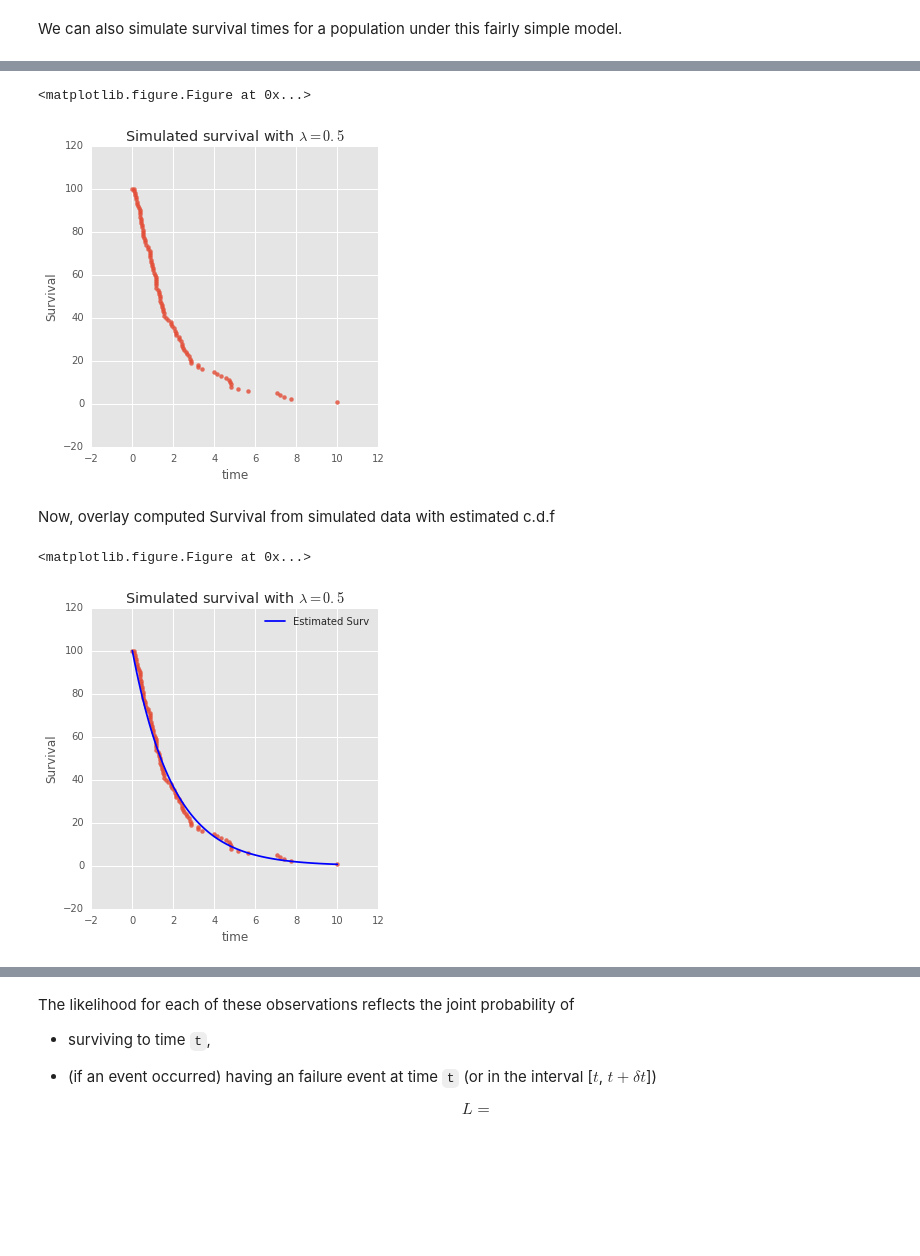
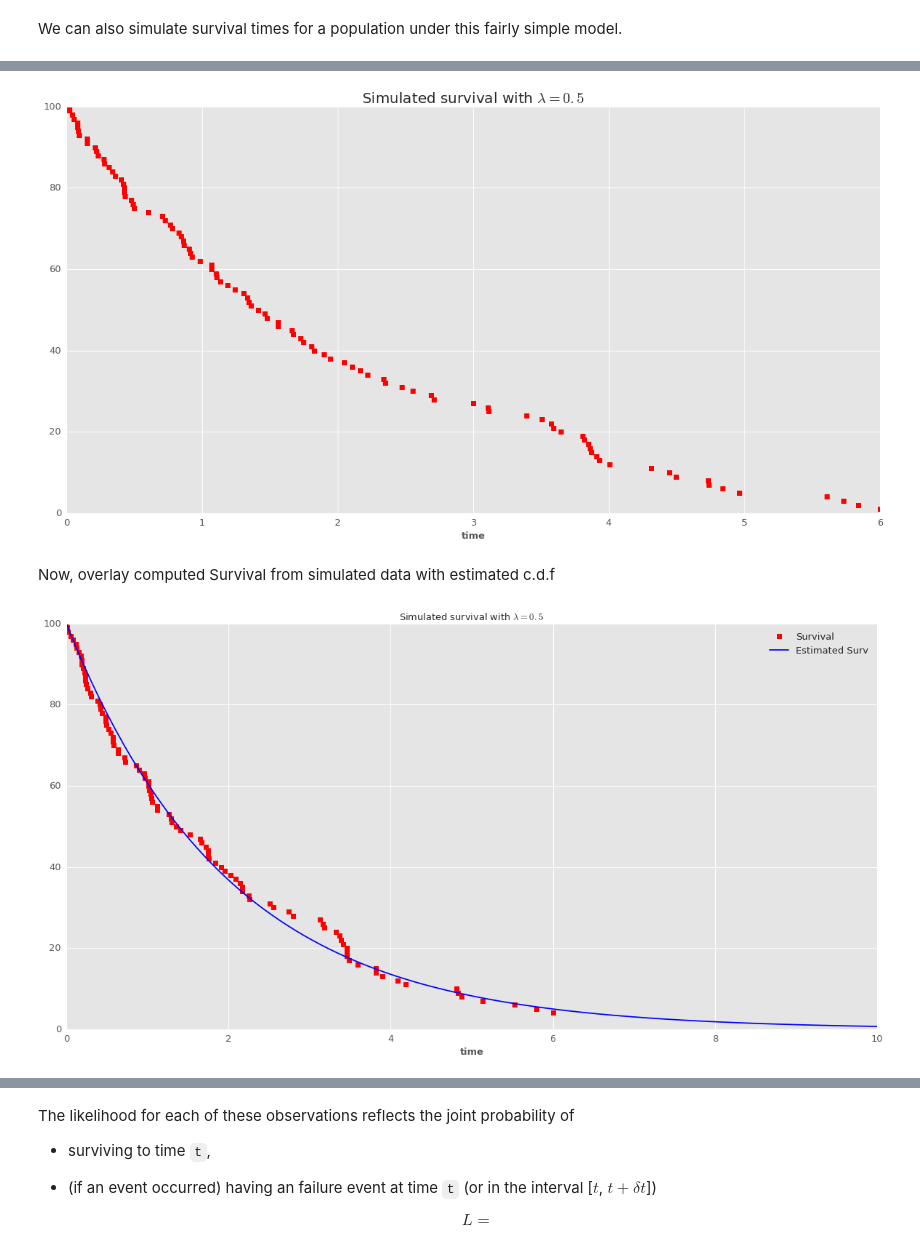
Before and after one commit to jburos/bda-meetup, a Jupyter notebook: Survival Modeling in Stan.ipynb, the cells around one changed output, grey strips where cells are left out. Saved outputs shown, nothing was run; the diff lists cells and outputs as text; code cells hidden in the pictures; blank space fills up the shorter version.

Commit message:
format figs; fix minor bugs; move functions to beginning

```diff
--- a/Survival Modeling in Stan.ipynb
+++ b/Survival Modeling in Stan.ipynb
@@ -4,10 +4,21 @@
 import matplotlib
 import matplotlib.pyplot as plt
 %matplotlib inline
-plt.style.use('ggplot')
 from numpy.random import uniform, exponential
 import numpy as np
 import pandas as pd
 import seaborn as sb
 from lifelines.utils import survival_table_from_events
 from lifelines.plotting import plot_lifetimes
+
+## plot/figure defaults
+plt.style.use('ggplot')
+matplotlib.rcParams['figure.figsize'] = (20.0, 10.0)
+plt.rcParams['font.size'] = 20
+plt.rcParams['axes.labelsize'] = 13
+plt.rcParams['axes.labelweight'] = 'bold'
+plt.rcParams['axes.titlesize'] = 13
+plt.rcParams['xtick.labelsize'] = 13
+plt.rcParams['ytick.labelsize'] = 13
+plt.rcParams['legend.fontsize'] = 13
+plt.rcParams['figure.titlesize'] = 'large'
@@ -162,12 +165,12 @@ plot_survival_exp(N = 1000, censor_time = 10, rate = 0.5)
 ## prep simulate-data example under Exponential model
 def plot_cum_survival(t, event):
     # at each time t, calculate the cumulative survival
-    cum_survival = survival_table_from_events(sample_data.t, sample_data.event)
+    cum_survival = survival_table_from_events(t, event)
     cum_survival.reset_index(0, inplace=True)
     cum_survival.rename(columns = {'at_risk': 'Survival', 'event_at': 't'}, inplace=True)
     # create figure
     fig = plt.figure()
-    _ = sb.lmplot(data=cum_survival, x='t', y='Survival', fit_reg=False)
+    _ = plt.plot(cum_survival.t, cum_survival.Survival, 'rs')
     _ = plt.xlabel('time')
     return(cum_survival)
 # %% [markdown]
@@ -185,7 +188,7 @@ def simulate_exp_survival_data(N, censor_time, rate):
     return(sample_data)
 # %%
 # simulate data assuming constant hazard over time of 0.5
-df = simulate_exp_survival_data(N = 100, censor_time = 10, rate = 0.5)
+df = simulate_exp_survival_data(N = 100, censor_time = 6, rate = 0.5)
 df.head()
 # %% [output]
 |  | true_t | t | event |
@@ -197,16 +205,15 @@ df.head()
 # %%
 # calculate number of people surviving at each time T
 # plot Survival to time t given simulated data
 a = plot_cum_survival(df.t, df.event)
-_ = plt.title('Simulated survival with $\lambda={}$'.format(0.5))
+_ = plt.title('Simulated survival with $\lambda={}$'.format(0.5), size=20)
 # %% [output]
-<matplotlib.figure.Figure at 0x...>
-[figure, old version]
+[figure, new version]
 # %% [markdown]
 Now, overlay computed Survival from simulated data with estimated c.d.f
 # %%
 # re-create earlier plot
-df = simulate_exp_survival_data(N = 100, censor_time = 10, rate = 0.5)
+df = simulate_exp_survival_data(N = 100, censor_time = 6, rate = 0.5)
 a = plot_cum_survival(df.t, df.event)
 _ = plt.title('Simulated survival with $\lambda={}$'.format(0.5))
 
@@ -218,8 +225,7 @@ test = pd.DataFrame([{
 _ = plt.plot(test.t, 100*test['Estimated Surv'], 'b')
 _ = plt.legend()
 # %% [output]
-<matplotlib.figure.Figure at 0x...>
-[figure, old version]
+[figure, new version]
 # %% [markdown]
 # the likelihood
 
```
Also changed, not shown: parts of 12 cells of this notebook.
